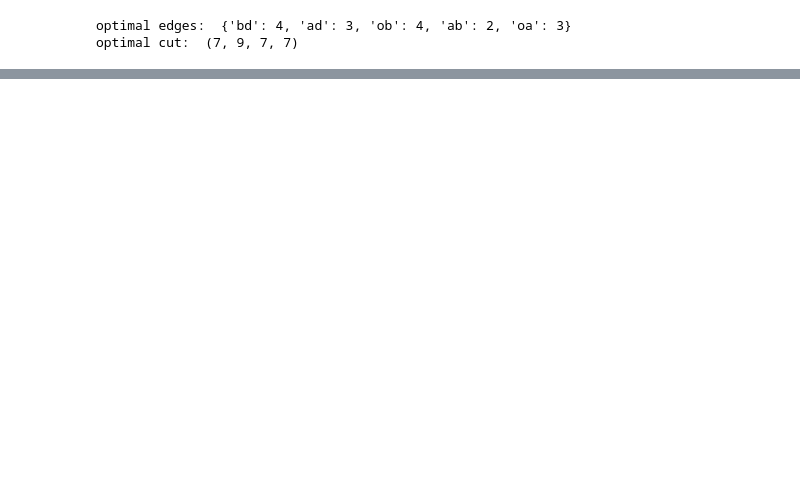
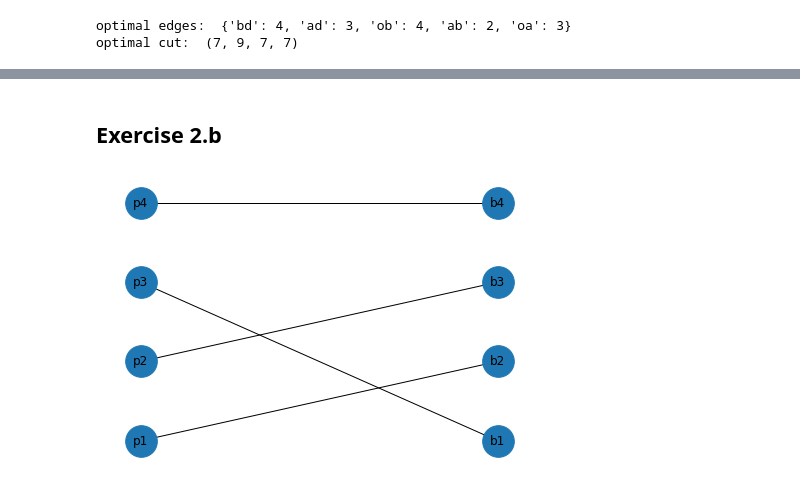
Before and after one commit to antonioalbanese/NetworkDynamicsAndLearning, a Jupyter notebook: HW1.ipynb, the cells around one changed output, grey strips where cells are left out. Cells and saved outputs as stored; diff of their text form; code cells hidden in the pictures; blank space fills up the shorter version.

```diff
--- a/HW1.ipynb
+++ b/HW1.ipynb
@@ -220,0 +264,11 @@ optimal cut:  (7, 9, 7, 7)
+# %% [markdown]
+## Exercise 2.b
+# %%
+match = nx.bipartite.maximum_matching(BG)
+new_edges = [(k,match[k]) for k in match]
+new_G = nx.Graph()
+new_G.add_nodes_from(nodes)
+new_G.add_edges_from(new_edges)
+nx.draw(new_G, pos, **options, with_labels=True)
+# %% [output]
+[figure, added]
```
Also changed, not shown: parts of 16 cells of this notebook.
